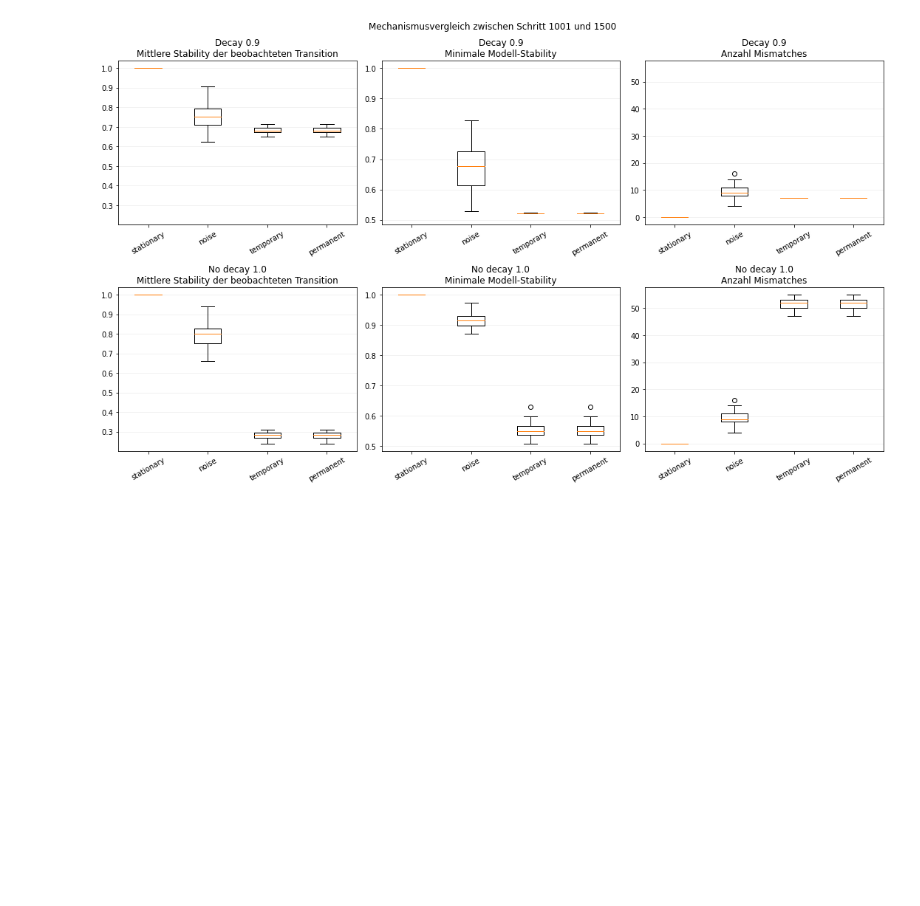
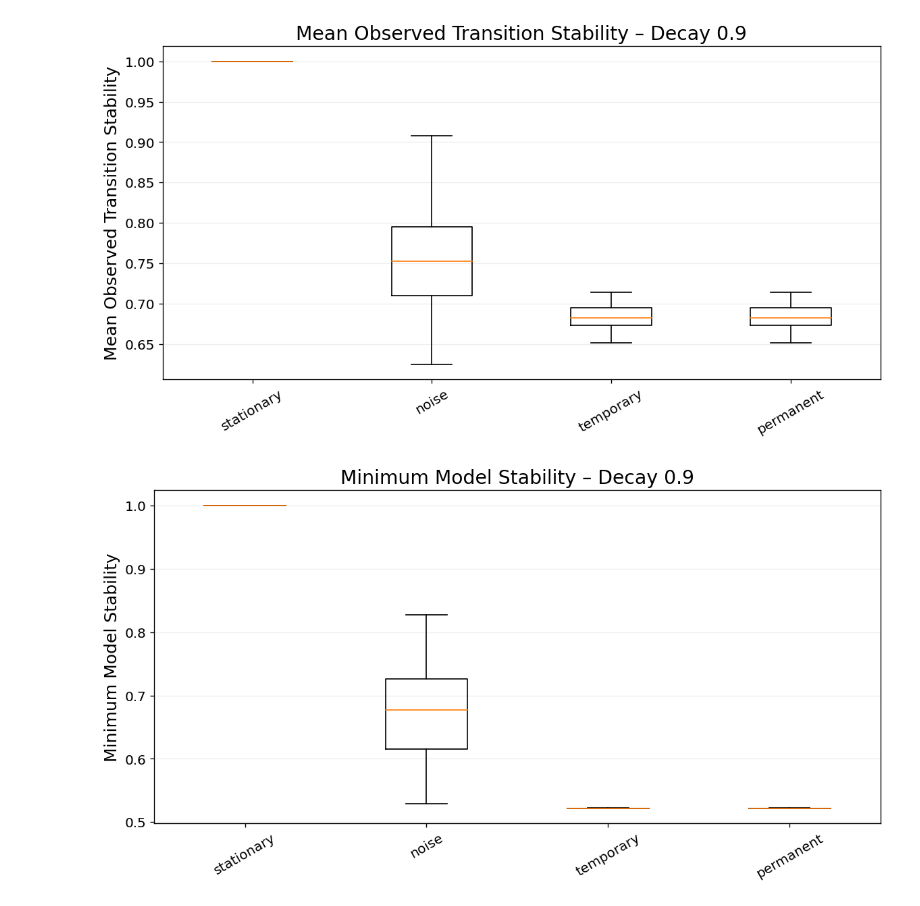
Before and after one commit to MerlinRoechert/structural-change-dyna-q, a Jupyter notebook: analysis/notebook/experiment_analysis.ipynb, the cells around one changed output. Saved outputs shown, nothing was run; the diff lists cells and outputs as text; code cells hidden in the pictures; blank space fills up the shorter version.

```diff
--- a/analysis/notebook/experiment_analysis.ipynb
+++ b/analysis/notebook/experiment_analysis.ipynb
@@ -222,7 +249,7 @@ main_comparison_curve = step_curve.loc[
 ]
 
 for scenario, scenario_curve in main_comparison_curve.groupby("scenario"):
-    figure, axis = plt.subplots(figsize=(12, 5))
+    figure, axis = plt.subplots(figsize=(10, 4.5))
 
     for algorithm in MAIN_COMPARISON_ALGORITHMS:
         algorithm_curve = scenario_curve.loc[
@@ -252,7 +279,7 @@ for scenario, scenario_curve in main_comparison_curve.groupby("scenario"):
             change_step,
             color="black",
             linestyle="--",
-            label="Änderung",
+            label="Change",
         )
         if pd.notna(change_duration):
             change_end = change_step + int(change_duration)
@@ -260,14 +287,15 @@ for scenario, scenario_curve in main_comparison_curve.groupby("scenario"):
                 change_end,
                 color="grey",
                 linestyle="--",
-                label="Rückkehr",
+                label="Return",
             )
     axis.set(
-        title=f"Gleitender Reward – {scenario}",
-        xlabel="Globaler Schritt",
-        ylabel=f"Mittlerer Reward der letzten {ROLLING_WINDOW} Schritte",
+        title=f"Rolling Reward – {scenario}",
+        xlabel="Global Step",
+        ylabel=f"Mean Reward over the Last {ROLLING_WINDOW} Steps",
     )
-    axis.legend()
+    axis.legend(ncol=2)
     axis.grid(alpha=0.2)
+    figure.tight_layout()
     plt.show()
 # %% [output]
@@ -732,61 +805,57 @@ mechanism_per_seed = (
     )
 )
 
-figure, axes = plt.subplots(
-    len(MECHANISM_ALGORITHMS),
-    3,
-    figsize=(15, 9),
-    sharey="col",
-    squeeze=False,
-)
 boxplot_metrics = [
     (
         "average_observed_stability",
-        "Mittlere Stability der beobachteten Transition",
+        "Mean Observed Transition Stability",
     ),
-    ("minimum_model_stability", "Minimale Modell-Stability"),
-    ("mismatch_count", "Anzahl Mismatches"),
+    ("minimum_model_stability", "Minimum Model Stability"),
+    ("mismatch_count", "Number of Mismatches"),
 ]
 
-for row, algorithm in enumerate(MECHANISM_ALGORITHMS):
+for algorithm in MECHANISM_ALGORITHMS:
     algorithm_metrics = mechanism_per_seed.loc[
         mechanism_per_seed["algorithm"].eq(algorithm)
     ]
 
-    for column, (metric, label) in enumerate(boxplot_metrics):
-        axis = axes[row, column]
+    for metric, label in boxplot_metrics:
+        figure, axis = plt.subplots(figsize=(10, 5.5))
         values = [
             algorithm_metrics.loc[
                 algorithm_metrics["world_behavior"].eq(behavior),
                 metric,
             ].dropna()
             for behavior in MECHANISM_BEHAVIORS
         ]
         axis.boxplot(values, labels=MECHANISM_BEHAVIORS)
-        axis.set_title(
-            f"{MECHANISM_ALGORITHM_LABELS[algorithm]}\n{label}"
+        axis.set(
+            title=(
+                f"{label} – "
+                f"{MECHANISM_ALGORITHM_LABELS[algorithm]}"
+            ),
+            ylabel=label,
         )
         axis.tick_params(axis="x", rotation=30)
         axis.grid(axis="y", alpha=0.2)
-
-figure.suptitle("Mechanismusvergleich zwischen Schritt 1001 und 1500")
-figure.tight_layout()
-plt.show()
+        figure.tight_layout()
+        plt.show()
 
 display(
     mechanism_per_seed.groupby(["algorithm", "world_behavior"])
     .agg(
         average_observed_stability=(
             "average_observed_stability",
             "mean",
         ),
         minimum_model_stability=(
             "minimum_model_stability",
             "mean",
         ),
         average_mismatches=("mismatch_count", "mean"),
         seeds=("seed", "nunique"),
     )
 )
 # %% [output]
-[figure, old version]
+[figure, new version]
+[figure, added]
```
Also changed, not shown: parts of 22 cells of this notebook, 6 other files.
